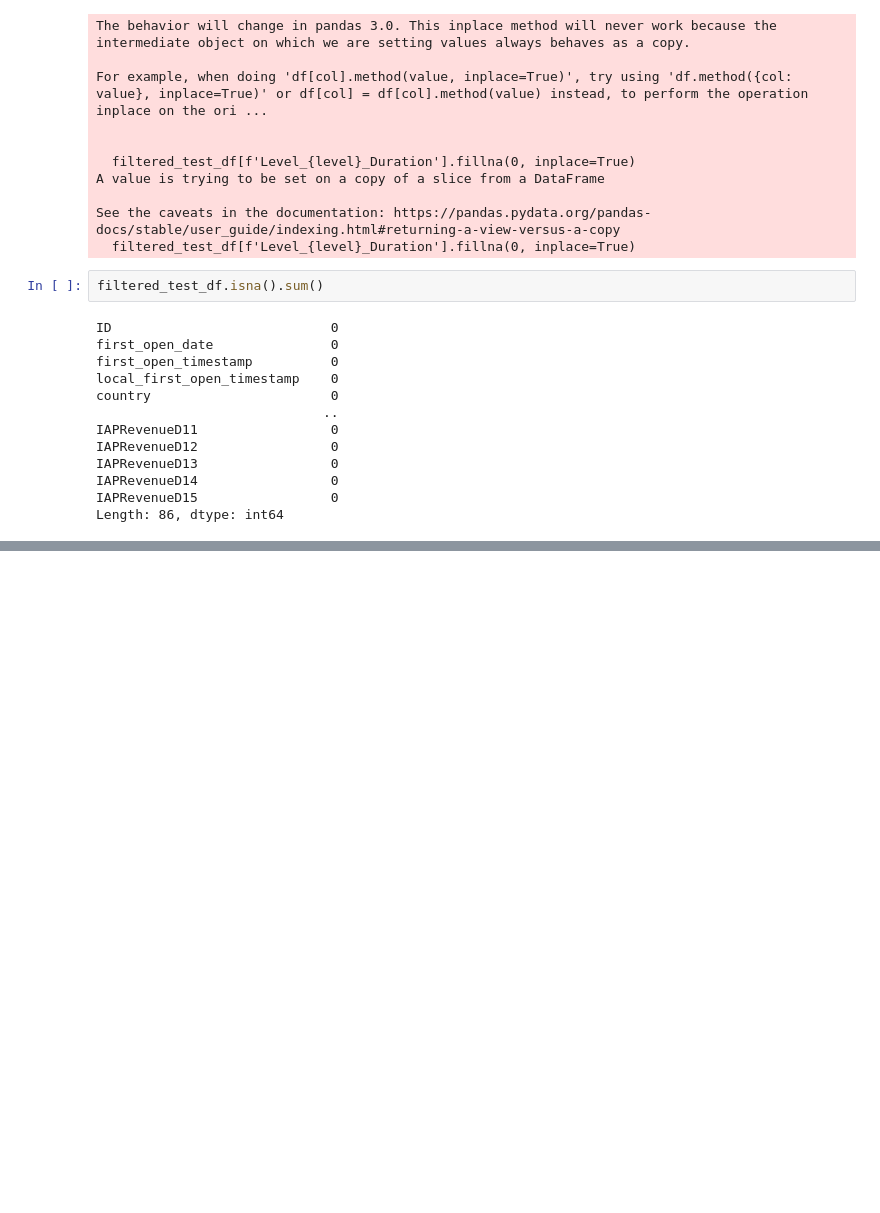
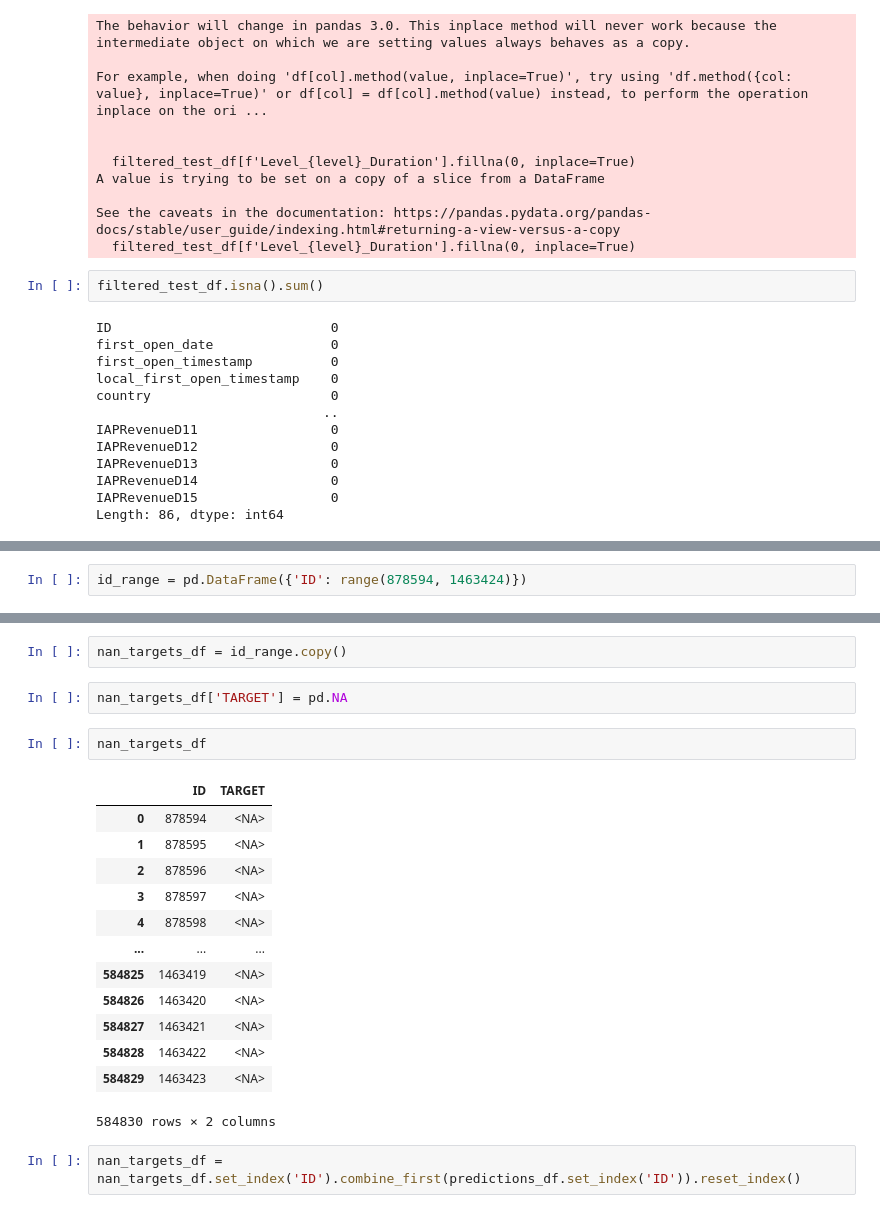
Before and after one commit to omerzzeybek9/Data-Analytics-Challange, a Jupyter notebook: DAG Kaggle/main.ipynb, the cells around one changed output, grey strips where cells are left out. Cells and saved outputs as stored; diff of their text form; blank space fills up the shorter version.

```diff
--- a/DAG Kaggle/main.ipynb
+++ b/DAG Kaggle/main.ipynb
@@ -714,0 +848,2 @@ Length: 86, dtype: int64
+# %%
+id_range = pd.DataFrame({'ID': range(878594, 1463424)})
@@ -714,0 +866,22 @@ Length: 86, dtype: int64
+# %%
+nan_targets_df = id_range.copy()
+# %%
+nan_targets_df['TARGET'] = pd.NA
+# %%
+nan_targets_df
+# %% [output]
+|  | ID | TARGET |
+| 0 | 878594 | <NA> |
+| 1 | 878595 | <NA> |
+| 2 | 878596 | <NA> |
+| 3 | 878597 | <NA> |
+| 4 | 878598 | <NA> |
+| ... | ... | ... |
+| 584825 | 1463419 | <NA> |
+| 584826 | 1463420 | <NA> |
+| 584827 | 1463421 | <NA> |
+| 584828 | 1463422 | <NA> |
+| 584829 | 1463423 | <NA> |
+584830 rows × 2 columns
+# %%
+nan_targets_df = nan_targets_df.set_index('ID').combine_first(predictions_df.set_index('ID')).reset_index()
```
Also changed, not shown: parts of 23 cells of this notebook.
